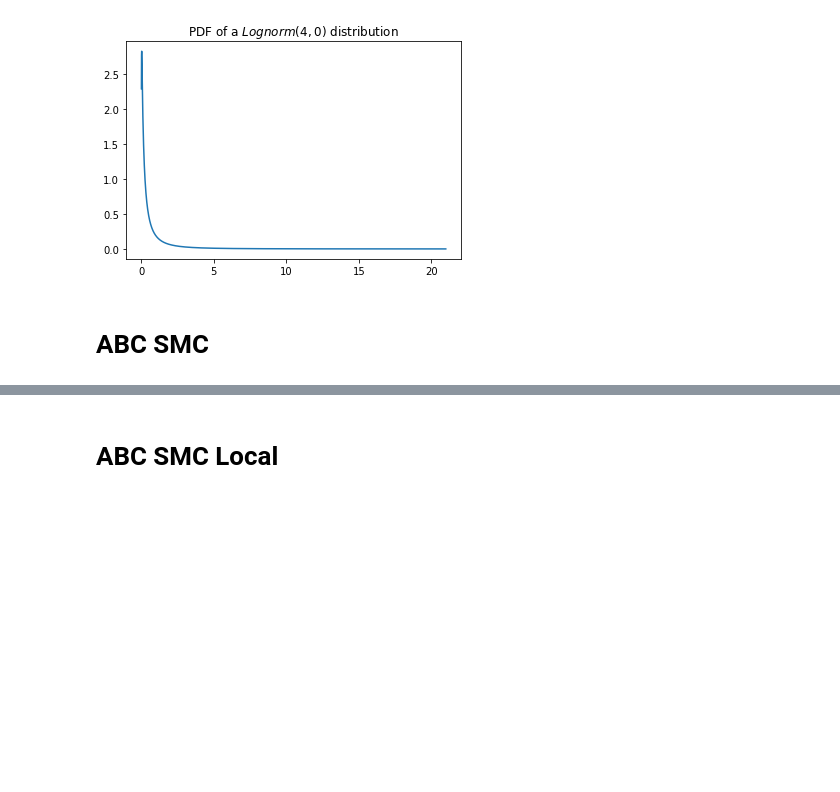
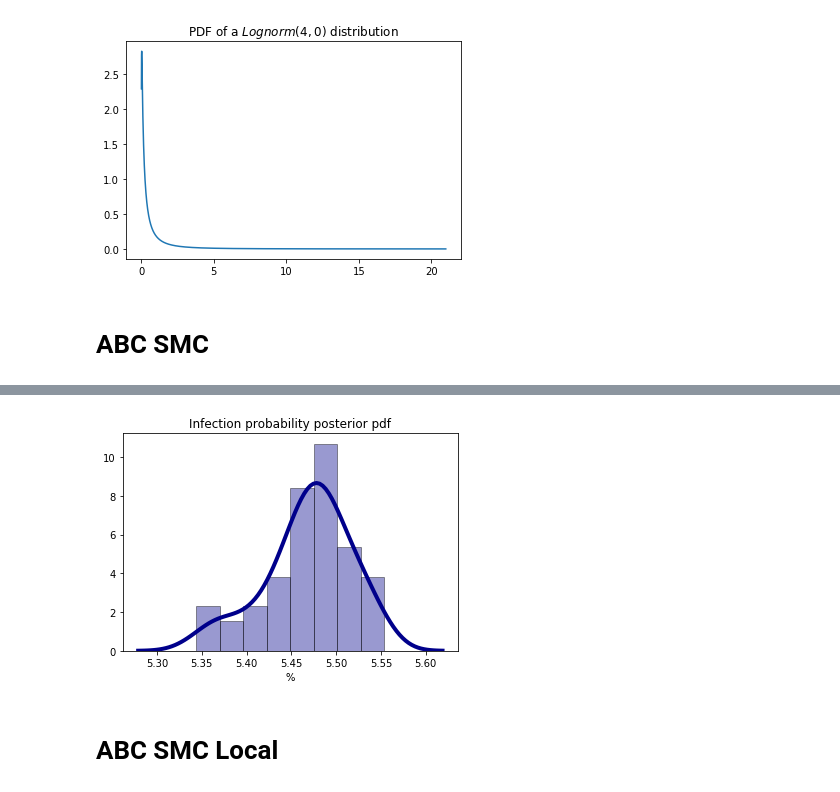
Before and after one commit to magicicada/simple_network_sim, a Jupyter notebook: doc/notebooks/Inference - ABC SMC.ipynb, the cells around one changed output, grey strips where cells are left out. Drawn from its saved outputs; the diff is of its cells as text; code cells hidden in the pictures; blank space fills up the shorter version.

```diff
--- a/doc/notebooks/Inference - ABC SMC.ipynb
+++ b/doc/notebooks/Inference - ABC SMC.ipynb
@@ -128,0 +146,19 @@ sumary
+# %%
+particles = summary["particles"]
+infection_probabilities = [p.inferred_variables["infection_probability"].value * 100 for p in particles]
+
+fig, ax = plt.subplots(1, 1)
+sns.distplot(
+    infection_probabilities,
+    hist=True,
+    kde=True,
+    bins=8,
+    color='darkblue',
+    hist_kws={'edgecolor':'black'},
+    kde_kws={'linewidth': 4},
+    ax=ax
+)
+ax.set_xlabel("%")
+ax.set_title("Infection probability posterior pdf");
+# %% [output]
+[figure, added]
```
Also changed, not shown: parts of 6 cells of this notebook, 2 other files.
